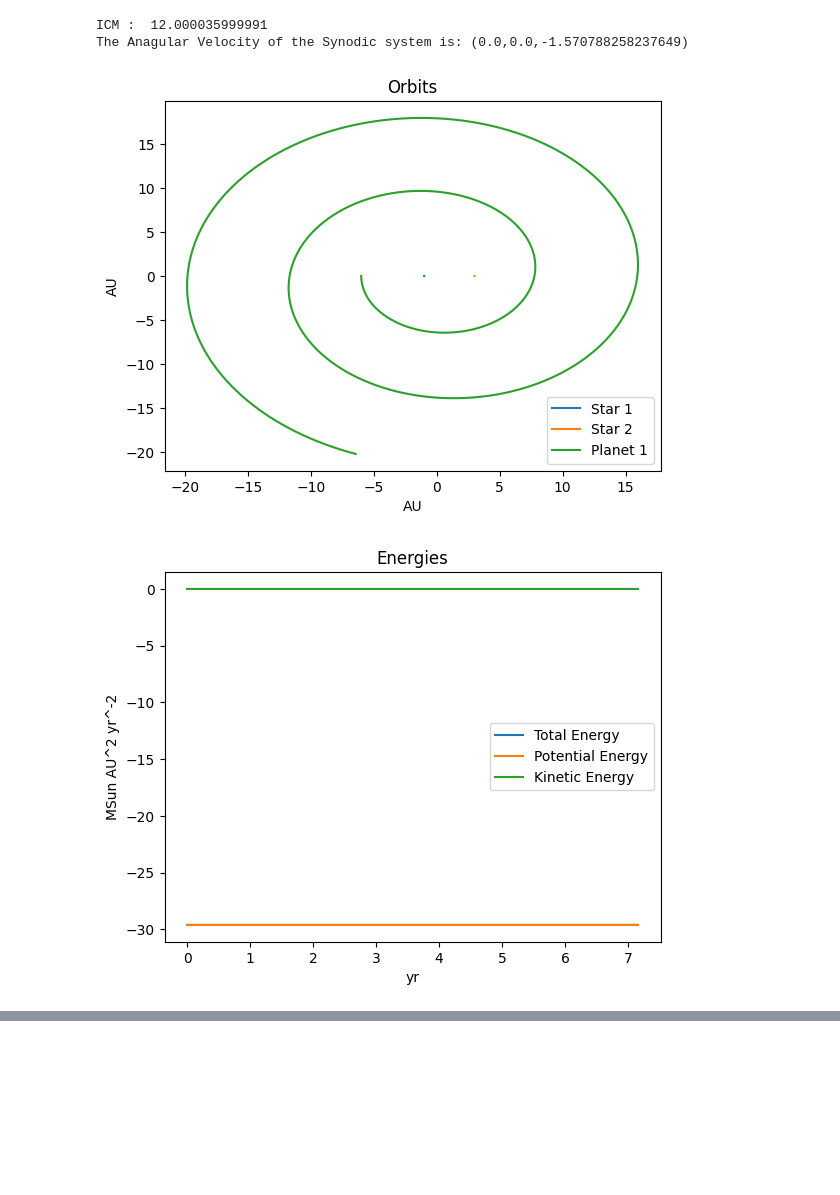
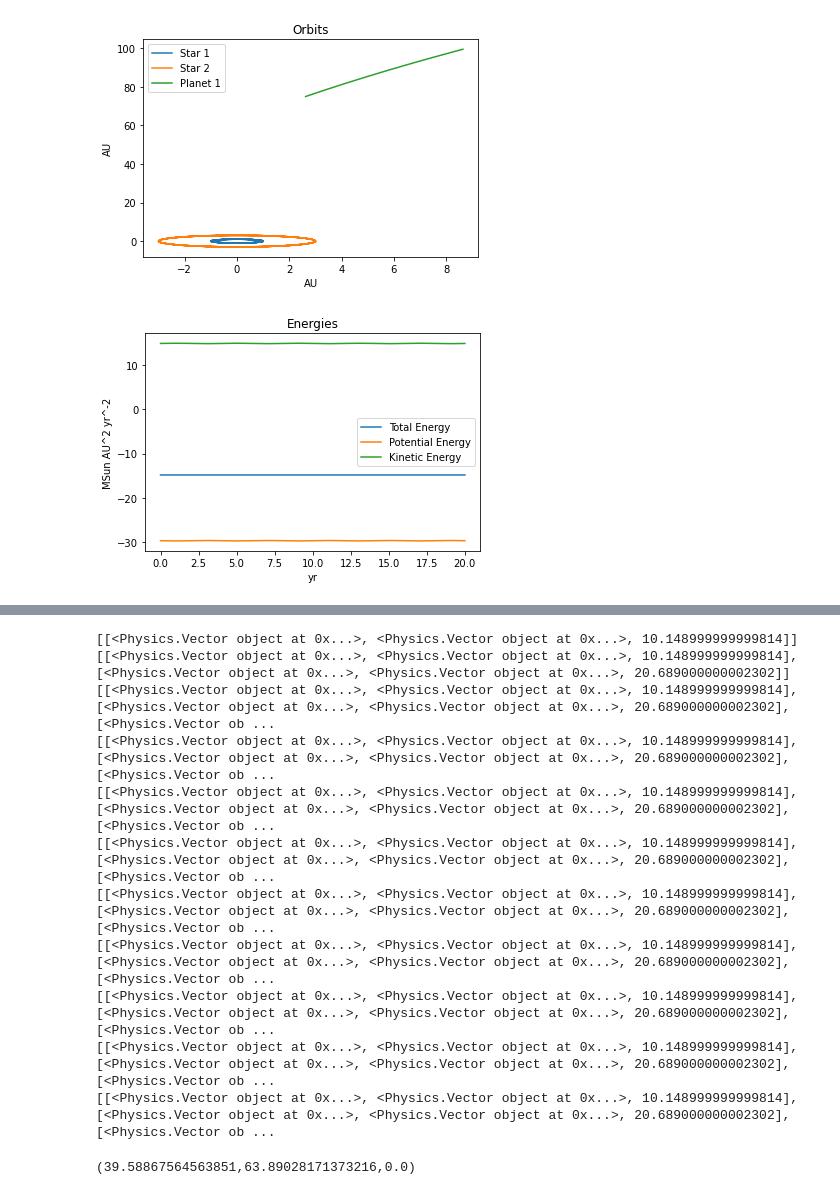
Before and after one commit to syzygy186/Orbits, a Jupyter notebook: BKFP3.ipynb, the cells around one changed output, grey strips where cells are left out. Cells and saved outputs as stored; diff of their text form; code cells hidden in the pictures; blank space fills up the shorter version.

Commit message:
Update on QParticles

```diff
--- a/BKFP3.ipynb
+++ b/BKFP3.ipynb
@@ -1,18 +1,16 @@
 # %%
-import Physics
+from Physics import *
 
 Star1   = Particle("Star 1"  ,3.0, Vector(-3,0,0),  Vector(0,2.0*np.pi,0),Vector(0,0,0))
 Star2   = Particle("Star 2"  ,1.0, Vector(1.0,0,0), Vector(0,0,0),      Vector(0,0,0))
-Planet1 = Particle("Planet 1",1e-6,Vector(-8.,0,0), Vector(0,-2.0,0),     Vector(0,0,0))
+Planet1 = Particle("Planet 1",1e-6, r0, v0,     Vector(0,0,0))
 Planet2 = Particle("Planet 2",1e-6,Vector(8.,0,0),  Vector(0,7.5,0),    Vector(0,0,0))
 
 Sim = Simulator([Star1,Star2,Planet1])
 Sim.GoToCM()
 #Sim.GoToSynodic()
-Sim.Simulate(7.157,10000)
+Sim.Simulate(20,10000)
 Sim.GeneratePlots()
 # %% [output]
-ICM :  12.000035999991
-The Anagular Velocity of the Synodic system is: (0.0,0.0,-1.570788258237649)
-[figure, old version]
+[figure, new version]
-[figure, old version]
+[figure, new version]
@@ -19,0 +18,54 @@ The Anagular Velocity of the Synodic system is: (0.0,0.0,-1.570788258237649)
+# %%
+from Physics import *
+
+S1   = QParticle("Star 1"  ,3.0, Vector(-3,0,0),  Vector(0,2.0*np.pi,0),Vector(0,0,0))
+S2   = QParticle("Star 2"  ,1.0, Vector(1.0,0,0), Vector(0,0,0),      Vector(0,0,0))
+P1   = QParticle("Planet 1",1e-6,Vector(-8.,0,0), Vector(0,-2.0,0),     Vector(0,0,0))
+
+
+QSim = QSimulator([S1,S2,P1])
+QSim.GoToCM()
+
+conditions = open("conditions.txt", "w")
+bound = 75**2 #75 AU away from system
+
+rmin  = -10 #AU
+rmax  = 10
+vmin  = -5
+vmax  = 5
+steps = 3
+
+for rx in range(steps):
+    for ry in range(steps):
+        for vx in range(steps):
+            for vy in range(steps):
+                t  = 0
+                dt = 0.005
+                v0 = Vector(vmin+vx*(vmax-vmin)/steps,vmin+vy*(vmax-vmin)/steps,0)
+                r0 = Vector(rmin+rx*(rmax-rmin)/steps,rmin+ry*(rmax-rmin)/steps,0)
+                QSim.Particles[2].Pos = r0
+                QSim.Particles[2].Vel = v0
+                while t < 100:
+                    t += dt
+                    QSim.Simulate(dt)
+                    if (P1.Pos*P1.Pos > bound):
+                        conditions.write(str(t)+ "," +str(r0)+ "," +str(v0))
+                        print(conditions)
+                        break
+conditions.close()
+# %% [output]
+[[<Physics.Vector object at 0x...>, <Physics.Vector object at 0x...>, 10.148999999999814]]
+[[<Physics.Vector object at 0x...>, <Physics.Vector object at 0x...>, 10.148999999999814], [<Physics.Vector object at 0x...>, <Physics.Vector object at 0x...>, 20.689000000002302]]
+[[<Physics.Vector object at 0x...>, <Physics.Vector object at 0x...>, 10.148999999999814], [<Physics.Vector object at 0x...>, <Physics.Vector object at 0x...>, 20.689000000002302], [<Physics.Vector ob ...
+[[<Physics.Vector object at 0x...>, <Physics.Vector object at 0x...>, 10.148999999999814], [<Physics.Vector object at 0x...>, <Physics.Vector object at 0x...>, 20.689000000002302], [<Physics.Vector ob ...
+[[<Physics.Vector object at 0x...>, <Physics.Vector object at 0x...>, 10.148999999999814], [<Physics.Vector object at 0x...>, <Physics.Vector object at 0x...>, 20.689000000002302], [<Physics.Vector ob ...
+[[<Physics.Vector object at 0x...>, <Physics.Vector object at 0x...>, 10.148999999999814], [<Physics.Vector object at 0x...>, <Physics.Vector object at 0x...>, 20.689000000002302], [<Physics.Vector ob ...
+[[<Physics.Vector object at 0x...>, <Physics.Vector object at 0x...>, 10.148999999999814], [<Physics.Vector object at 0x...>, <Physics.Vector object at 0x...>, 20.689000000002302], [<Physics.Vector ob ...
+[[<Physics.Vector object at 0x...>, <Physics.Vector object at 0x...>, 10.148999999999814], [<Physics.Vector object at 0x...>, <Physics.Vector object at 0x...>, 20.689000000002302], [<Physics.Vector ob ...
+[[<Physics.Vector object at 0x...>, <Physics.Vector object at 0x...>, 10.148999999999814], [<Physics.Vector object at 0x...>, <Physics.Vector object at 0x...>, 20.689000000002302], [<Physics.Vector ob ...
+[[<Physics.Vector object at 0x...>, <Physics.Vector object at 0x...>, 10.148999999999814], [<Physics.Vector object at 0x...>, <Physics.Vector object at 0x...>, 20.689000000002302], [<Physics.Vector ob ...
+[[<Physics.Vector object at 0x...>, <Physics.Vector object at 0x...>, 10.148999999999814], [<Physics.Vector object at 0x...>, <Physics.Vector object at 0x...>, 20.689000000002302], [<Physics.Vector ob ...
+# %%
+print(r0)
+# %% [output]
+(39.58867564563851,63.89028171373216,0.0)
```
Also changed, not shown: parts of 2 cells of this notebook, 1 other file.
